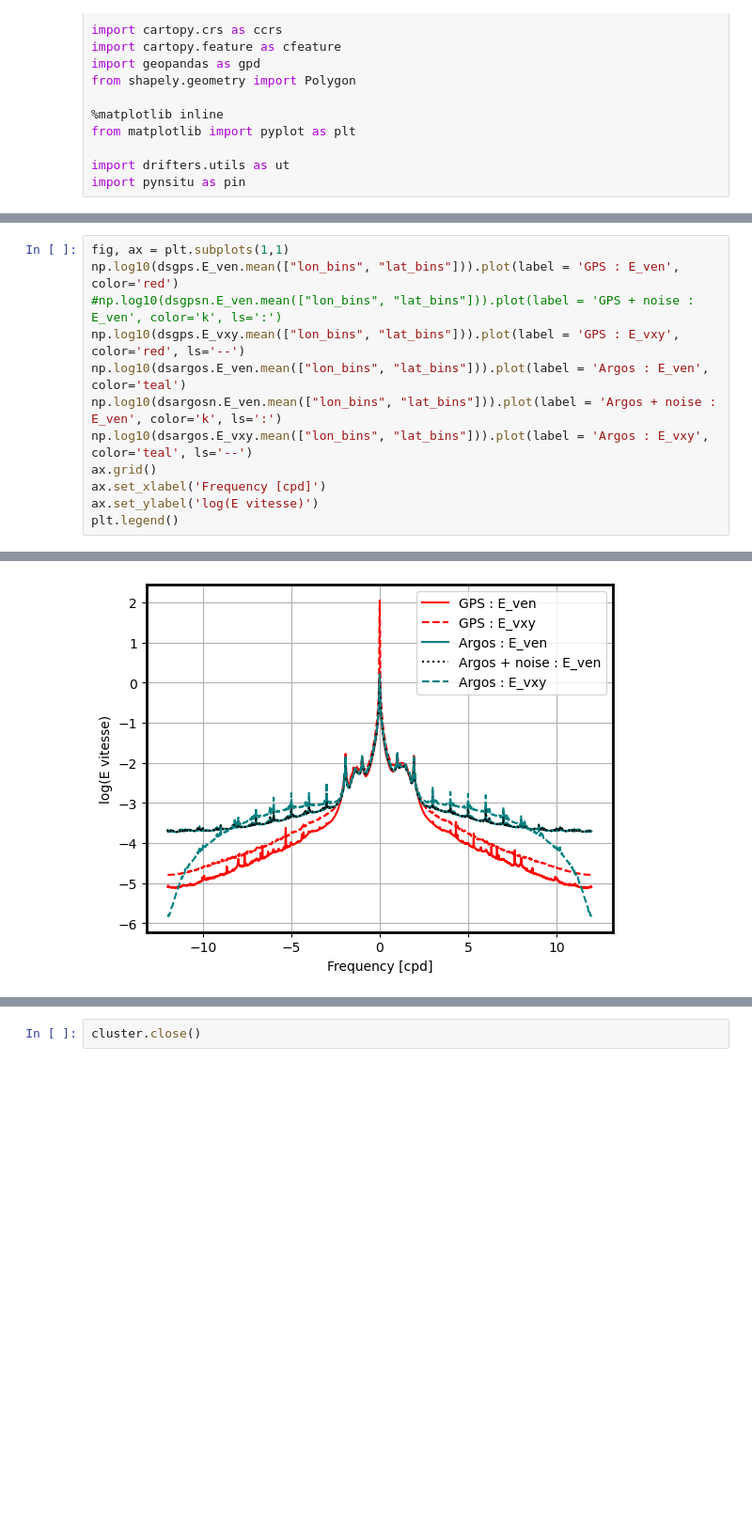
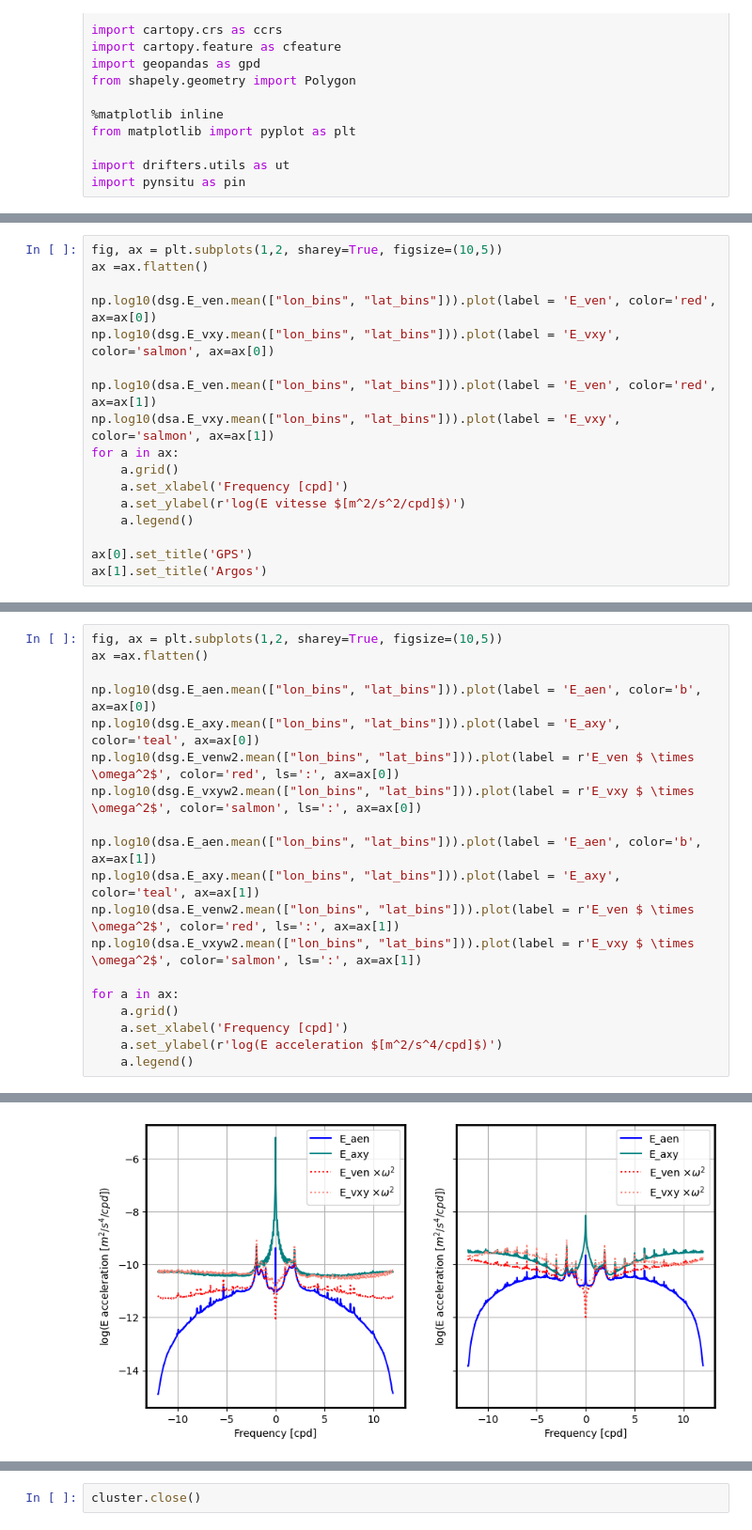
Before and after one commit to margot-demol/PhD, a Jupyter notebook: GDP/diag_spectral_analysis.ipynb, the cells around one changed output, grey strips where cells are left out. Shown at 94% size. Saved outputs shown, nothing was run; the diff lists cells and outputs as text; blank space fills up the shorter version.

```diff
--- a/GDP/diag_spectral_analysis.ipynb
+++ b/GDP/diag_spectral_analysis.ipynb
@@ -204,0 +62,17 @@ _____
+# %%
+fig, ax = plt.subplots(1,2, sharey=True, figsize=(10,5))
+ax =ax.flatten()
+
+np.log10(dsg.E_ven.mean(["lon_bins", "lat_bins"])).plot(label = 'E_ven', color='red', ax=ax[0])
+np.log10(dsg.E_vxy.mean(["lon_bins", "lat_bins"])).plot(label = 'E_vxy', color='salmon', ax=ax[0])
+
+np.log10(dsa.E_ven.mean(["lon_bins", "lat_bins"])).plot(label = 'E_ven', color='red', ax=ax[1])
+np.log10(dsa.E_vxy.mean(["lon_bins", "lat_bins"])).plot(label = 'E_vxy', color='salmon', ax=ax[1])
+for a in ax:
+    a.grid()
+    a.set_xlabel('Frequency [cpd]')
+    a.set_ylabel(r'log(E vitesse $[m^2/s^2/cpd]$)')
+    a.legend()
+
+ax[0].set_title('GPS')
+ax[1].set_title('Argos')
@@ -205,13 +82,20 @@ _____
 # %%
-fig, ax = plt.subplots(1,1)
-np.log10(dsgps.E_ven.mean(["lon_bins", "lat_bins"])).plot(label = 'GPS : E_ven', color='red')
-#np.log10(dsgpsn.E_ven.mean(["lon_bins", "lat_bins"])).plot(label = 'GPS + noise : E_ven', color='k', ls=':')
-np.log10(dsgps.E_vxy.mean(["lon_bins", "lat_bins"])).plot(label = 'GPS : E_vxy', color='red', ls='--')
-np.log10(dsargos.E_ven.mean(["lon_bins", "lat_bins"])).plot(label = 'Argos : E_ven', color='teal')
-np.log10(dsargosn.E_ven.mean(["lon_bins", "lat_bins"])).plot(label = 'Argos + noise : E_ven', color='k', ls=':')
-np.log10(dsargos.E_vxy.mean(["lon_bins", "lat_bins"])).plot(label = 'Argos : E_vxy', color='teal', ls='--')
-ax.grid()
-ax.set_xlabel('Frequency [cpd]')
-ax.set_ylabel('log(E vitesse)')
-plt.legend()
+fig, ax = plt.subplots(1,2, sharey=True, figsize=(10,5))
+ax =ax.flatten()
+
+np.log10(dsg.E_aen.mean(["lon_bins", "lat_bins"])).plot(label = 'E_aen', color='b', ax=ax[0])
+np.log10(dsg.E_axy.mean(["lon_bins", "lat_bins"])).plot(label = 'E_axy', color='teal', ax=ax[0])
+np.log10(dsg.E_venw2.mean(["lon_bins", "lat_bins"])).plot(label = r'E_ven $ \times \omega^2$', color='red', ls=':', ax=ax[0])
+np.log10(dsg.E_vxyw2.mean(["lon_bins", "lat_bins"])).plot(label = r'E_vxy $ \times \omega^2$', color='salmon', ls=':', ax=ax[0])
+
+np.log10(dsa.E_aen.mean(["lon_bins", "lat_bins"])).plot(label = 'E_aen', color='b', ax=ax[1])
+np.log10(dsa.E_axy.mean(["lon_bins", "lat_bins"])).plot(label = 'E_axy', color='teal', ax=ax[1])
+np.log10(dsa.E_venw2.mean(["lon_bins", "lat_bins"])).plot(label = r'E_ven $ \times \omega^2$', color='red', ls=':', ax=ax[1])
+np.log10(dsa.E_vxyw2.mean(["lon_bins", "lat_bins"])).plot(label = r'E_vxy $ \times \omega^2$', color='salmon', ls=':', ax=ax[1])
+
+for a in ax:
+    a.grid()
+    a.set_xlabel('Frequency [cpd]')
+    a.set_ylabel(r'log(E acceleration $[m^2/s^4/cpd]$)')
+    a.legend()
 # %% [output]
@@ -219 +102 @@ plt.legend()
-[figure, old version]
+[figure, new version]
```
Also changed, not shown: parts of 31 cells of this notebook, 5 other files.
